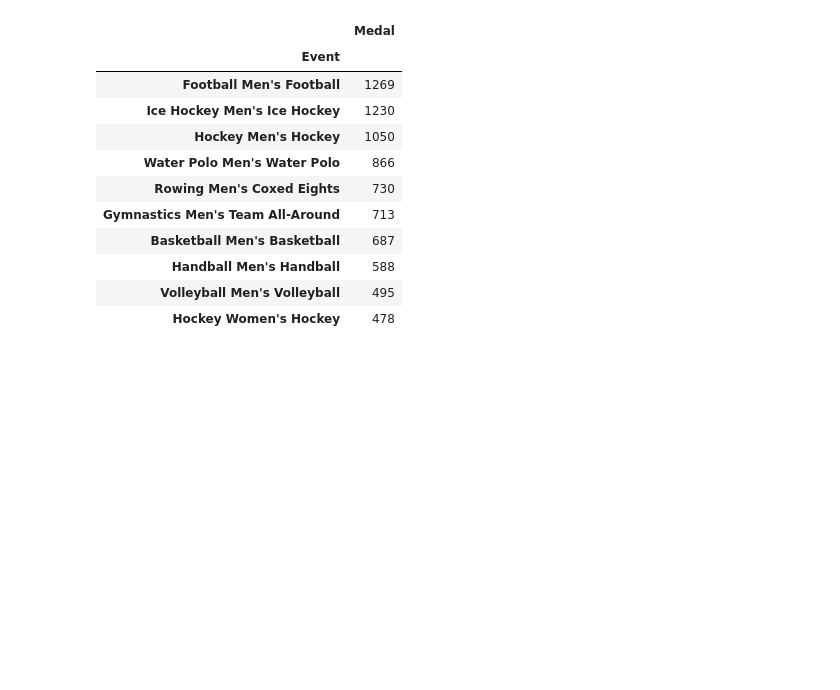
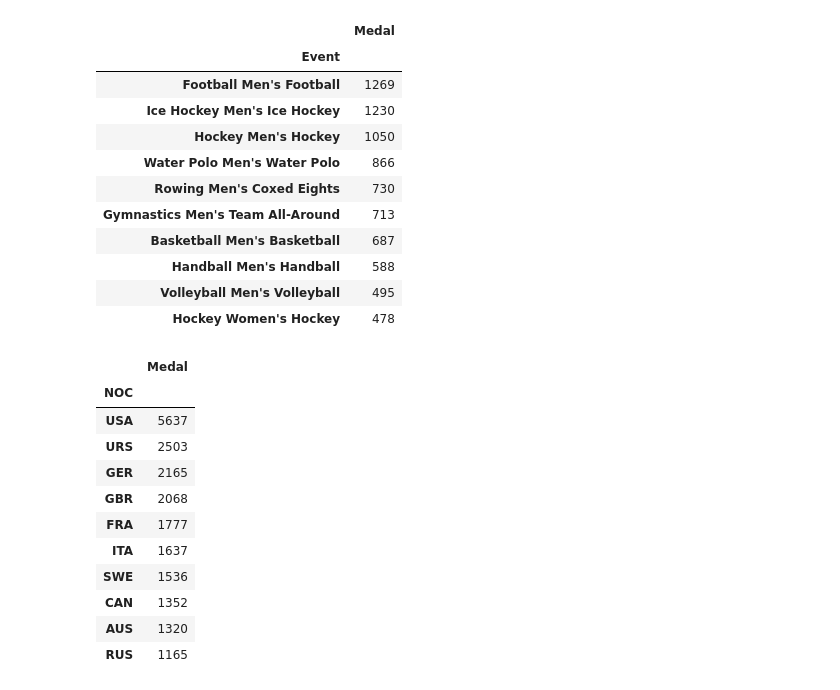
Before and after one commit to jennifer-biener/kaggle_datasets, a Jupyter notebook: medals.ipynb, the cells around one changed output. Saved outputs shown, nothing was run; the diff lists cells and outputs as text; code cells hidden in the pictures; blank space fills up the shorter version.

```diff
--- a/medals.ipynb
+++ b/medals.ipynb
@@ -90,3 +90,19 @@ events_medals.sort_values(by='Medal', ascending=False).head(10)
 | Handball Men's Handball | 588 |
 | Volleyball Men's Volleyball | 495 |
 | Hockey Women's Hockey | 478 |
+# %%
+noc_medals = df.loc[:, ['NOC', 'Medal']].groupby(['NOC']).count()
+noc_medals.sort_values(by='Medal', ascending=False).head(10)
+# %% [output]
+|  | Medal |
+| NOC |  |
+| USA | 5637 |
+| URS | 2503 |
+| GER | 2165 |
+| GBR | 2068 |
+| FRA | 1777 |
+| ITA | 1637 |
+| SWE | 1536 |
+| CAN | 1352 |
+| AUS | 1320 |
+| RUS | 1165 |
```
Also changed, not shown: parts of 1 cell of this notebook.
